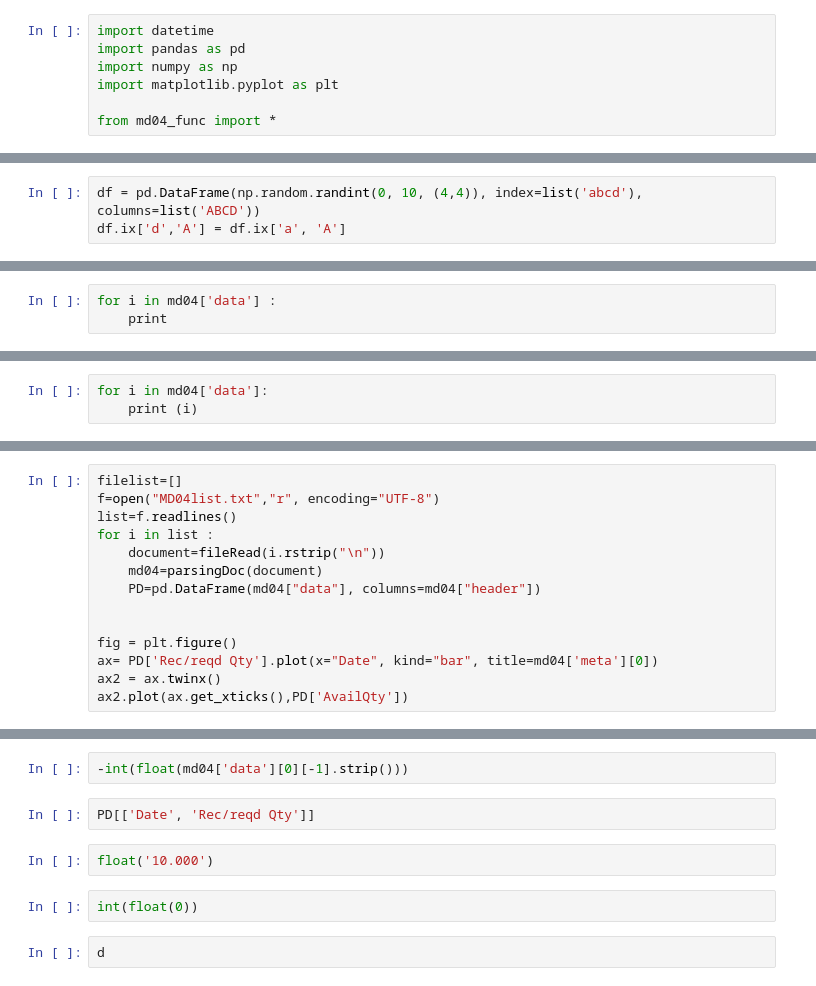
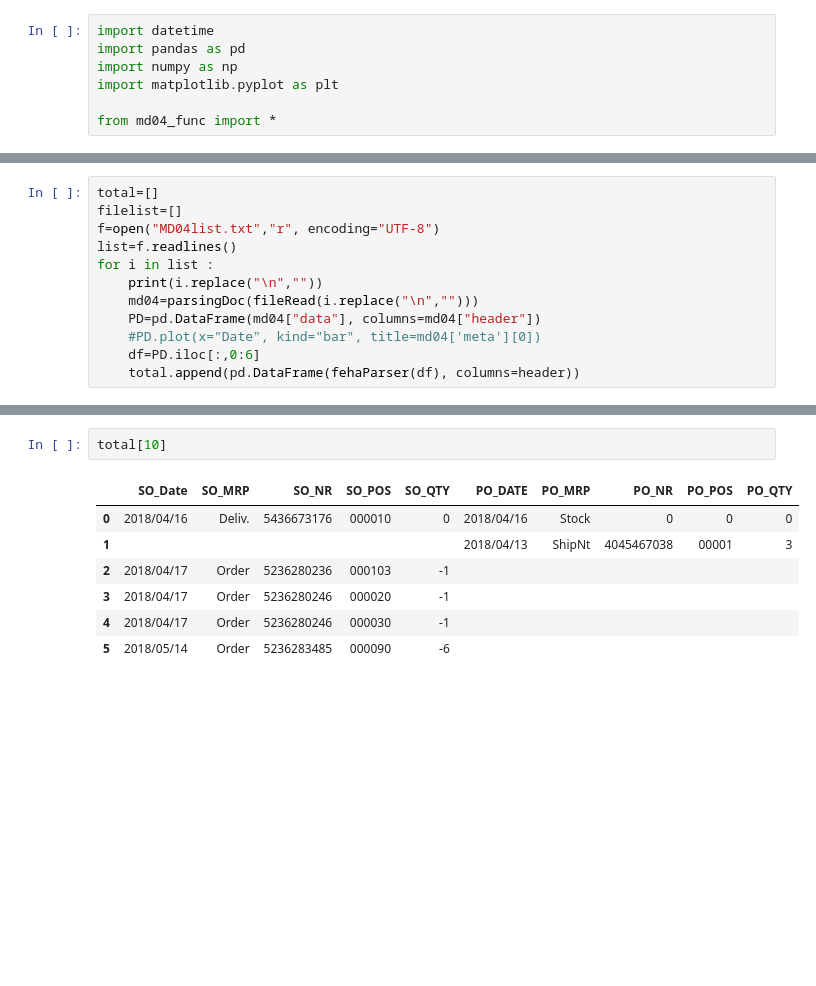
Before and after one commit to bbk0529/MD04, a Jupyter notebook: MD04 Parser.ipynb, the cells around one changed output, grey strips where cells are left out. Saved outputs shown, nothing was run; the diff lists cells and outputs as text; blank space fills up the shorter version.

Commit message:
FEHA Paser

```diff
--- a/MD04 Parser.ipynb
+++ b/MD04 Parser.ipynb
@@ -66,3 +214,0 @@ df.mask(2,'CStock')
-# %%
-df = pd.DataFrame(np.random.randint(0, 10, (4,4)), index=list('abcd'), columns=list('ABCD'))
-df.ix['d','A'] = df.ix['a', 'A']
@@ -91,3 +214,0 @@ for idx,val in enumerate(md04['data']):
-# %%
-for i in md04['data'] :
-    print
@@ -103,3 +214,0 @@ for line in document[22:-3] :
-# %%
-for i in md04['data']:
-    print (i)
@@ -106,14 +217,12 @@ for i in md04['data']:
 # %%
+total=[]
 filelist=[]
 f=open("MD04list.txt","r", encoding="UTF-8")
 list=f.readlines()
 for i in list :
-    document=fileRead(i.rstrip("\n"))
-    md04=parsingDoc(document)
+    print(i.replace("\n",""))
+    md04=parsingDoc(fileRead(i.replace("\n","")))
     PD=pd.DataFrame(md04["data"], columns=md04["header"])
-
-
-fig = plt.figure()
-ax= PD['Rec/reqd Qty'].plot(x="Date", kind="bar", title=md04['meta'][0])
-ax2 = ax.twinx()
-ax2.plot(ax.get_xticks(),PD['AvailQty'])
+    #PD.plot(x="Date", kind="bar", title=md04['meta'][0])
+    df=PD.iloc[:,0:6]
+    total.append(pd.DataFrame(fehaParser(df), columns=header))
@@ -130,10 +247,10 @@ PD
-# %%
--int(float(md04['data'][0][-1].strip()))
-# %%
-PD[['Date', 'Rec/reqd Qty']]
-# %%
-float('10.000')
-# %%
-int(float(0))
-# %%
-d
+# %%
+total[10]
+# %% [output]
+|  | SO_Date | SO_MRP | SO_NR | SO_POS | SO_QTY | PO_DATE | PO_MRP | PO_NR | PO_POS | PO_QTY |
+| 0 | 2018/04/16 | Deliv. | 5436673176 | 000010 | 0 | 2018/04/16 | Stock | 0 | 0 | 0 |
+| 1 |  |  |  |  |  | 2018/04/13 | ShipNt | 4045467038 | 00001 | 3 |
+| 2 | 2018/04/17 | Order | 5236280236 | 000103 | -1 |  |  |  |  |  |
+| 3 | 2018/04/17 | Order | 5236280246 | 000020 | -1 |  |  |  |  |  |
+| 4 | 2018/04/17 | Order | 5236280246 | 000030 | -1 |  |  |  |  |  |
+| 5 | 2018/05/14 | Order | 5236283485 | 000090 | -6 |  |  |  |  |  |
```
Also changed, not shown: parts of 41 cells of this notebook.
